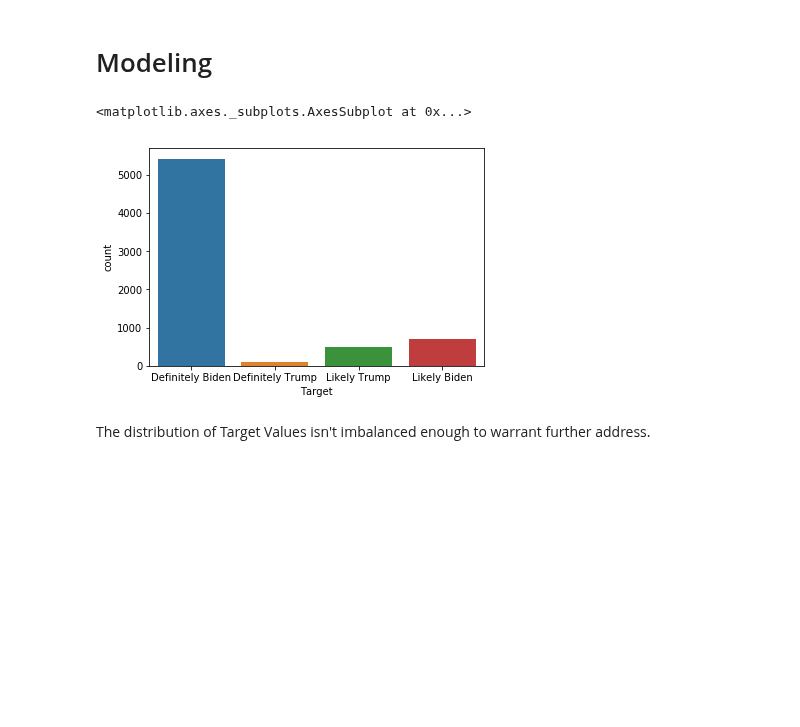
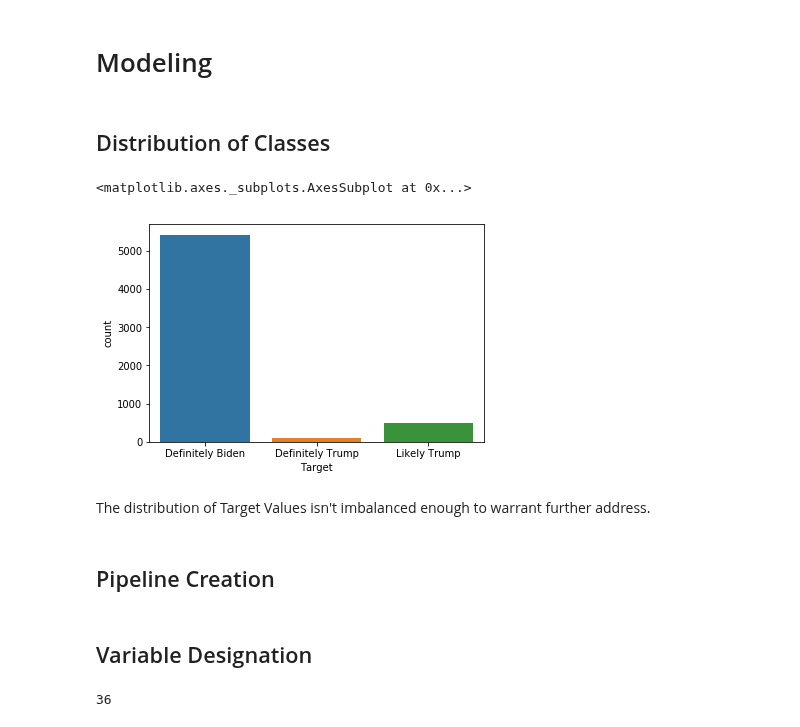
Before and after one commit to jdsmithwes/Capstone-Project, a Jupyter notebook: Models.ipynb, the cells around one changed output. Saved outputs shown, nothing was run; the diff lists cells and outputs as text; code cells hidden in the pictures; blank space fills up the shorter version.

```diff
--- a/Models.ipynb
+++ b/Models.ipynb
@@ -6,9 +7,13 @@ import pandas as pd
+# %% [markdown]
+## Distribution of Classes
 # %%
 #Distribution of Target Values
-Master_tweet_df = pd.read_csv('data/Master_Tweet_cleaned.csv')
+Master_tweet_df = pd.read_csv('data/Master_Tweet_notebook.csv')
 sns.countplot(x='Target',data=Master_tweet_df)
 # %% [output]
 <matplotlib.axes._subplots.AxesSubplot at 0x...>
-[figure, old version]
+[figure, new version]
 # %% [markdown]
 The distribution of Target Values isn't imbalanced enough to warrant further address.
+# %% [markdown]
+## Pipeline Creation
@@ -14,0 +43,6 @@ The distribution of Target Values isn't imbalanced enough to warrant further add
+# %% [markdown]
+## Variable Designation
+# %%
+len(Master_tweet_df.columns)
+# %% [output]
+36
```
Also changed, not shown: parts of 9 cells of this notebook, 2 other files.
